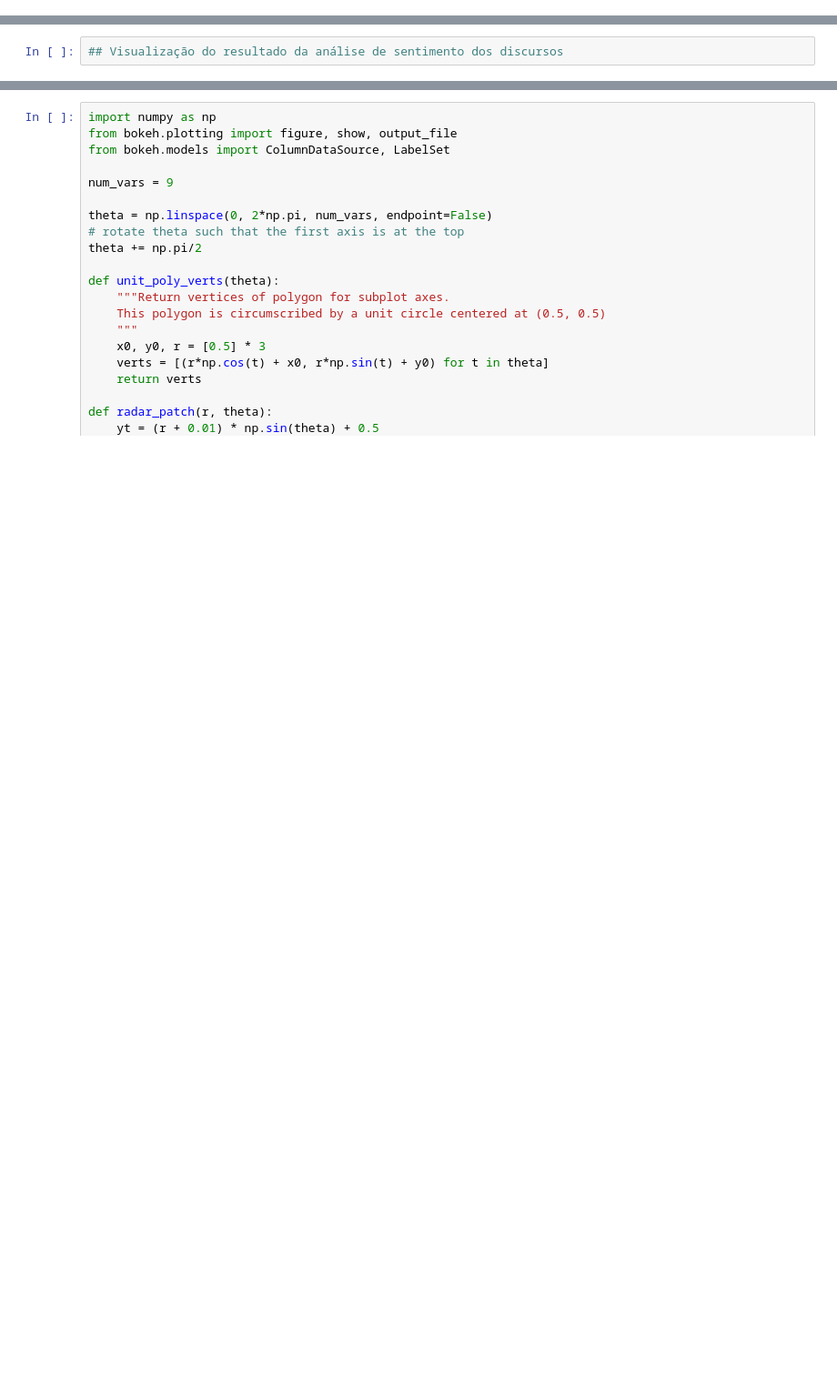
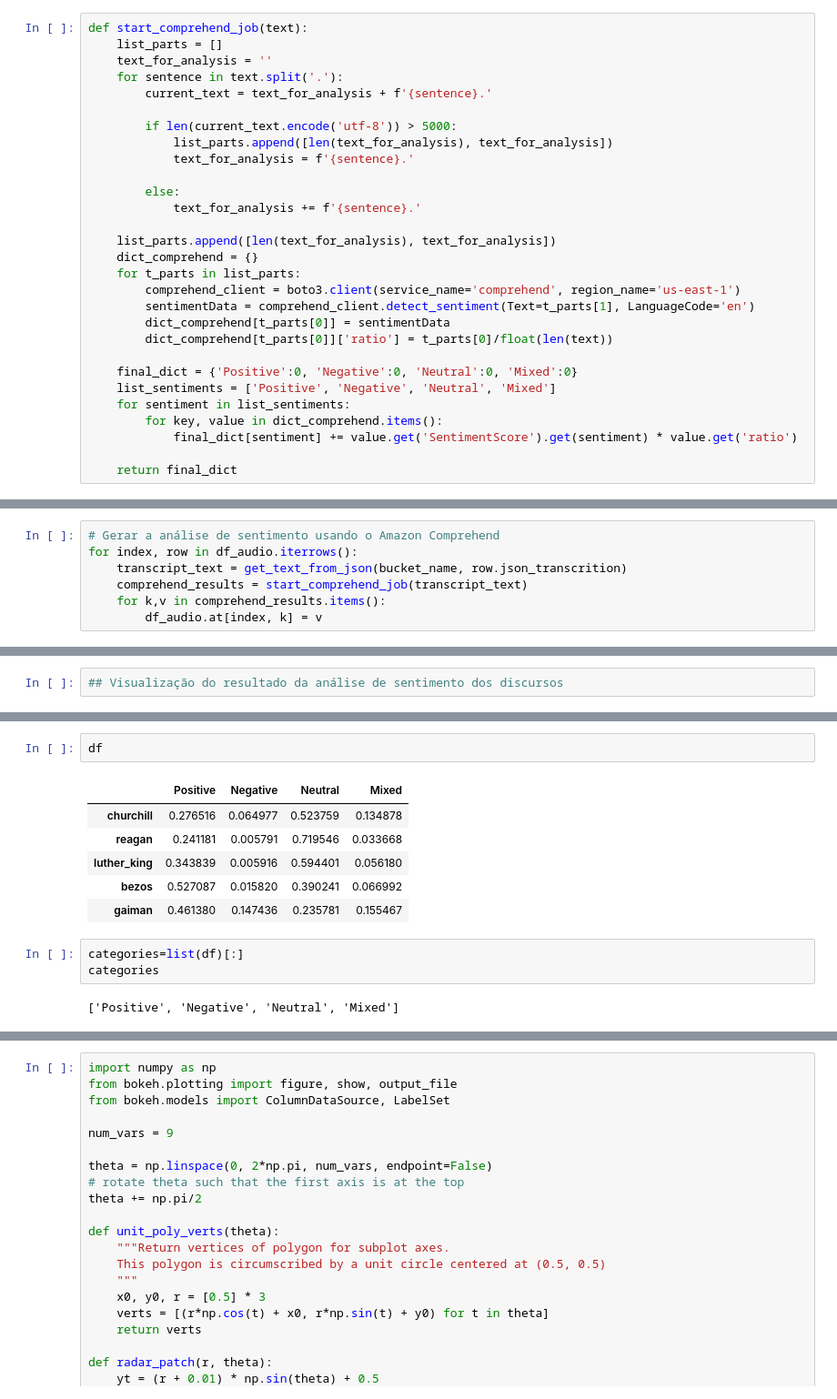
Before and after one commit to GabrielSGoncalves/nlp_aws, a Jupyter notebook: NLP_usando_AWS.ipynb, the cells around one changed output, grey strips where cells are left out. Shown at 91% size. Cells and saved outputs as stored; diff of their text form; blank space fills up the shorter version.

Commit message:
fixing blocks on the notebook to do the comprehend request

```diff
--- a/NLP_usando_AWS.ipynb
+++ b/NLP_usando_AWS.ipynb
@@ -431,0 +353,29 @@ data_mlk
+# %%
+def start_comprehend_job(text):
+    list_parts = []
+    text_for_analysis = ''
+    for sentence in text.split('.'):
+        current_text = text_for_analysis + f'{sentence}.'
+
+        if len(current_text.encode('utf-8')) > 5000:
+            list_parts.append([len(text_for_analysis), text_for_analysis])
+            text_for_analysis = f'{sentence}.'
+
+        else:
+            text_for_analysis += f'{sentence}.'
+
+    list_parts.append([len(text_for_analysis), text_for_analysis])
+    dict_comprehend = {}
+    for t_parts in list_parts:
+        comprehend_client = boto3.client(service_name='comprehend', region_name='us-east-1')
+        sentimentData = comprehend_client.detect_sentiment(Text=t_parts[1], LanguageCode='en')
+        dict_comprehend[t_parts[0]] = sentimentData
+        dict_comprehend[t_parts[0]]['ratio'] = t_parts[0]/float(len(text))
+
+    final_dict = {'Positive':0, 'Negative':0, 'Neutral':0, 'Mixed':0}
+    list_sentiments = ['Positive', 'Negative', 'Neutral', 'Mixed']
+    for sentiment in list_sentiments:
+        for key, value in dict_comprehend.items():
+            final_dict[sentiment] += value.get('SentimentScore').get(sentiment) * value.get('ratio')
+
+    return final_dict
@@ -431,0 +391,7 @@ data_mlk
+# %%
+# Gerar a análise de sentimento usando o Amazon Comprehend
+for index, row in df_audio.iterrows():
+    transcript_text = get_text_from_json(bucket_name, row.json_transcrition)
+    comprehend_results = start_comprehend_job(transcript_text)
+    for k,v in comprehend_results.items():
+        df_audio.at[index, k] = v
@@ -433,0 +429,14 @@ data_mlk
+# %%
+df
+# %% [output]
+|  | Positive | Negative | Neutral | Mixed |
+| churchill | 0.276516 | 0.064977 | 0.523759 | 0.134878 |
+| reagan | 0.241181 | 0.005791 | 0.719546 | 0.033668 |
+| luther_king | 0.343839 | 0.005916 | 0.594401 | 0.056180 |
+| bezos | 0.527087 | 0.015820 | 0.390241 | 0.066992 |
+| gaiman | 0.461380 | 0.147436 | 0.235781 | 0.155467 |
+# %%
+categories=list(df)[:]
+categories
+# %% [output]
+['Positive', 'Negative', 'Neutral', 'Mixed']
```
Also changed, not shown: parts of 55 cells of this notebook.
